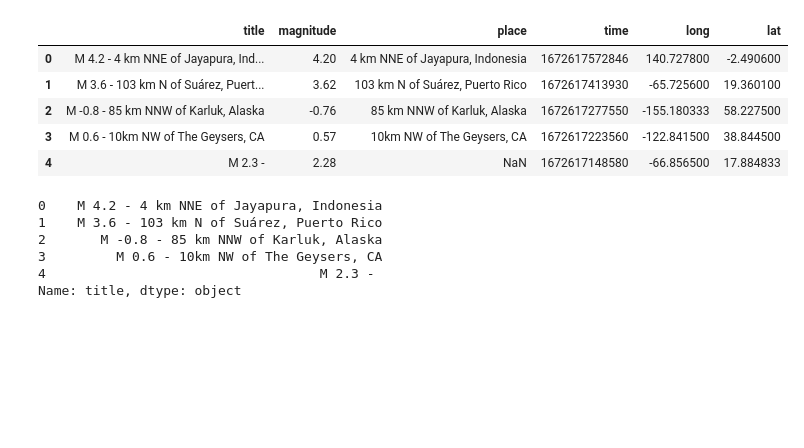
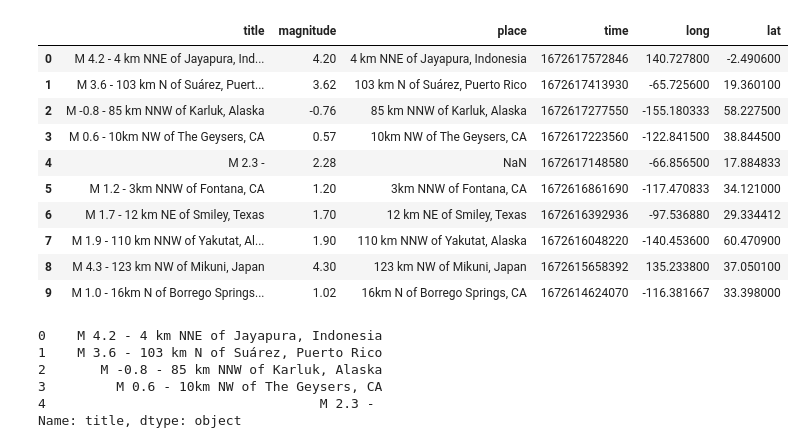
Before and after one commit to InzamamRahaman/COMP6940-2023, a Jupyter notebook: Labs/dsProject/1/data_cleaning.ipynb, the cells around one changed output. Drawn from its saved outputs; the diff is of its cells as text; code cells hidden in the pictures; blank space fills up the shorter version.

```diff
--- a/Labs/dsProject/1/data_cleaning.ipynb
+++ b/Labs/dsProject/1/data_cleaning.ipynb
@@ -8,14 +8,19 @@ from numba import jit # for JIT compilation facilties for improved efficiency
 # first let us clean some of the data that we just collected
 earthquakes = pd.read_csv('./data/earthquakes.csv')
 # %%
-earthquakes.head()
+earthquakes.head(10)
 # %% [output]
 |  | title | magnitude | place | time | long | lat |
 | 0 | M 4.2 - 4 km NNE of Jayapura, Ind... | 4.20 | 4 km NNE of Jayapura, Indonesia | 1672617572846 | 140.727800 | -2.490600 |
 | 1 | M 3.6 - 103 km N of Suárez, Puert... | 3.62 | 103 km N of Suárez, Puerto Rico | 1672617413930 | -65.725600 | 19.360100 |
 | 2 | M -0.8 - 85 km NNW of Karluk, Alaska | -0.76 | 85 km NNW of Karluk, Alaska | 1672617277550 | -155.180333 | 58.227500 |
 | 3 | M 0.6 - 10km NW of The Geysers, CA | 0.57 | 10km NW of The Geysers, CA | 1672617223560 | -122.841500 | 38.844500 |
 | 4 | M 2.3 - | 2.28 | NaN | 1672617148580 | -66.856500 | 17.884833 |
+| 5 | M 1.2 - 3km NNW of Fontana, CA | 1.20 | 3km NNW of Fontana, CA | 1672616861690 | -117.470833 | 34.121000 |
+| 6 | M 1.7 - 12 km NE of Smiley, Texas | 1.70 | 12 km NE of Smiley, Texas | 1672616392936 | -97.536880 | 29.334412 |
+| 7 | M 1.9 - 110 km NNW of Yakutat, Al... | 1.90 | 110 km NNW of Yakutat, Alaska | 1672616048220 | -140.453600 | 60.470900 |
+| 8 | M 4.3 - 123 km NW of Mikuni, Japan | 4.30 | 123 km NW of Mikuni, Japan | 1672615658392 | 135.233800 | 37.050100 |
+| 9 | M 1.0 - 16km N of Borrego Springs... | 1.02 | 16km N of Borrego Springs, CA | 1672614624070 | -116.381667 | 33.398000 |
 # %%
 # access columns of pandas dataframe by indexing
 earthquakes['title'].head()
```
Also changed, not shown: parts of 7 cells of this notebook, 11 other files.
